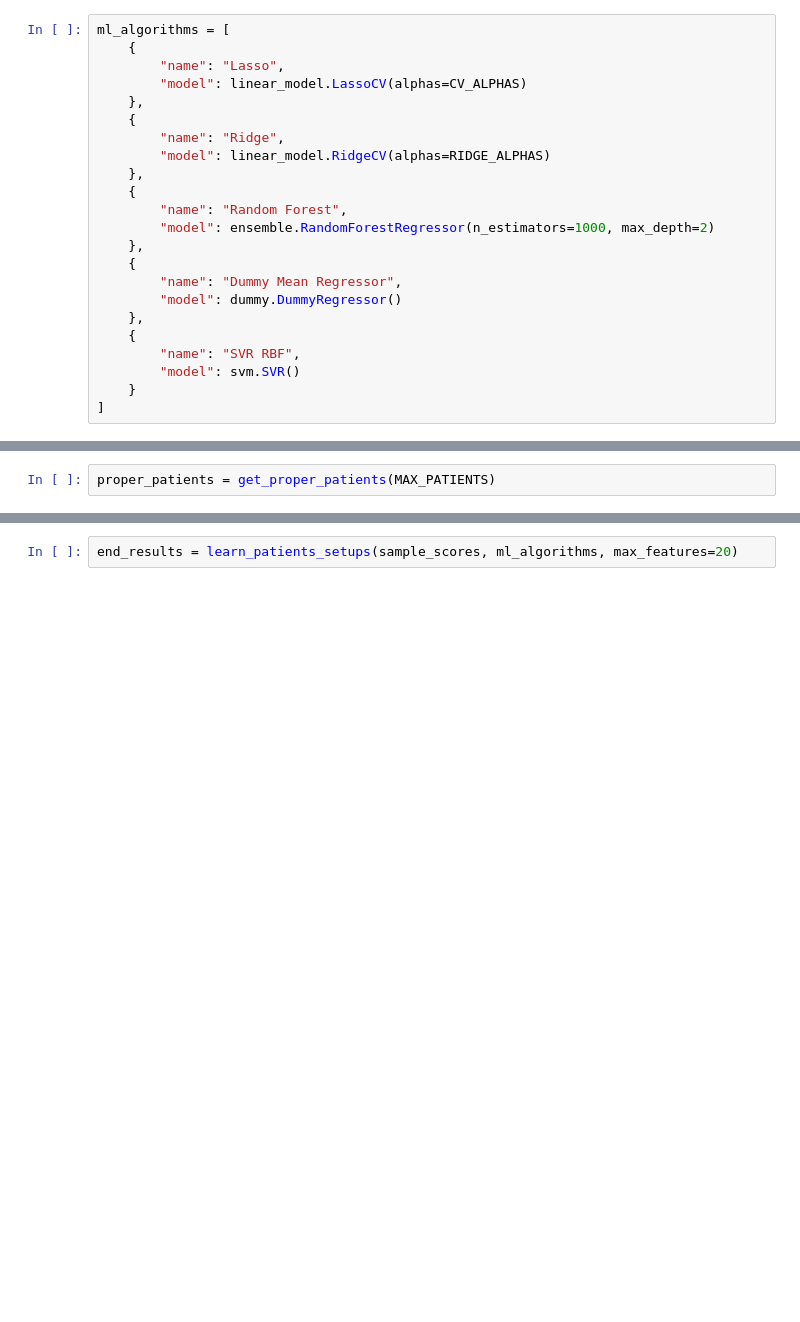
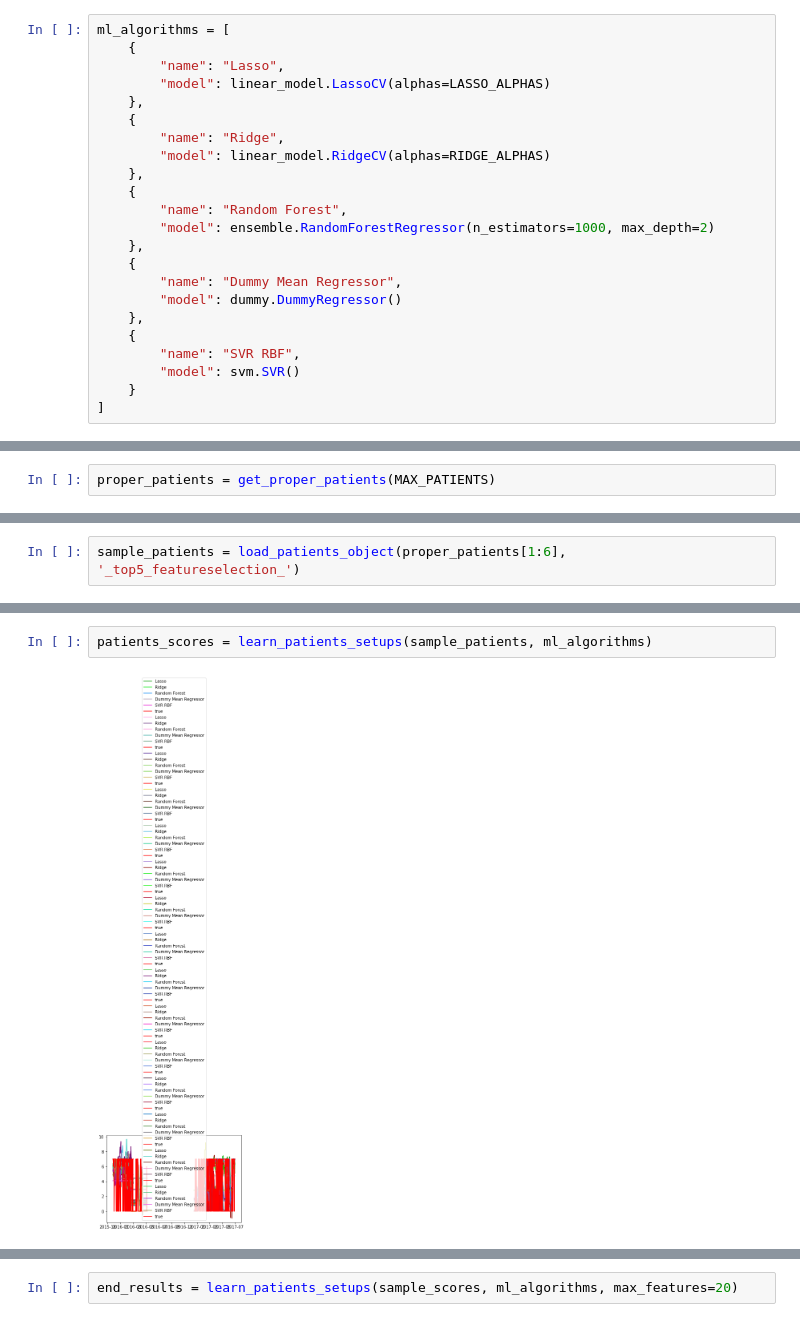
Before and after one commit to JMitnik/ML4Depression, a Jupyter notebook: Main.ipynb, the cells around one changed output, grey strips where cells are left out. Drawn from its saved outputs; the diff is of its cells as text; blank space fills up the shorter version.

```diff
--- a/Main.ipynb
+++ b/Main.ipynb
@@ -39,7 +40,7 @@ FEATURE_PATH = "data/features/"
 ml_algorithms = [
     {
         "name": "Lasso",
-        "model": linear_model.LassoCV(alphas=CV_ALPHAS)
+        "model": linear_model.LassoCV(alphas=LASSO_ALPHAS)
     },
     {
         "name": "Ridge",
@@ -66,0 +70,2 @@ proper_patients = get_proper_patients(MAX_PATIENTS)
+# %%
+sample_patients = load_patients_object(proper_patients[1:6], '_top5_featureselection_')
@@ -66,0 +76,4 @@ proper_patients = get_proper_patients(MAX_PATIENTS)
+# %%
+patients_scores = learn_patients_setups(sample_patients, ml_algorithms)
+# %% [output]
+[figure, added]
```
Also changed, not shown: parts of 18 cells of this notebook, 6 other files.
